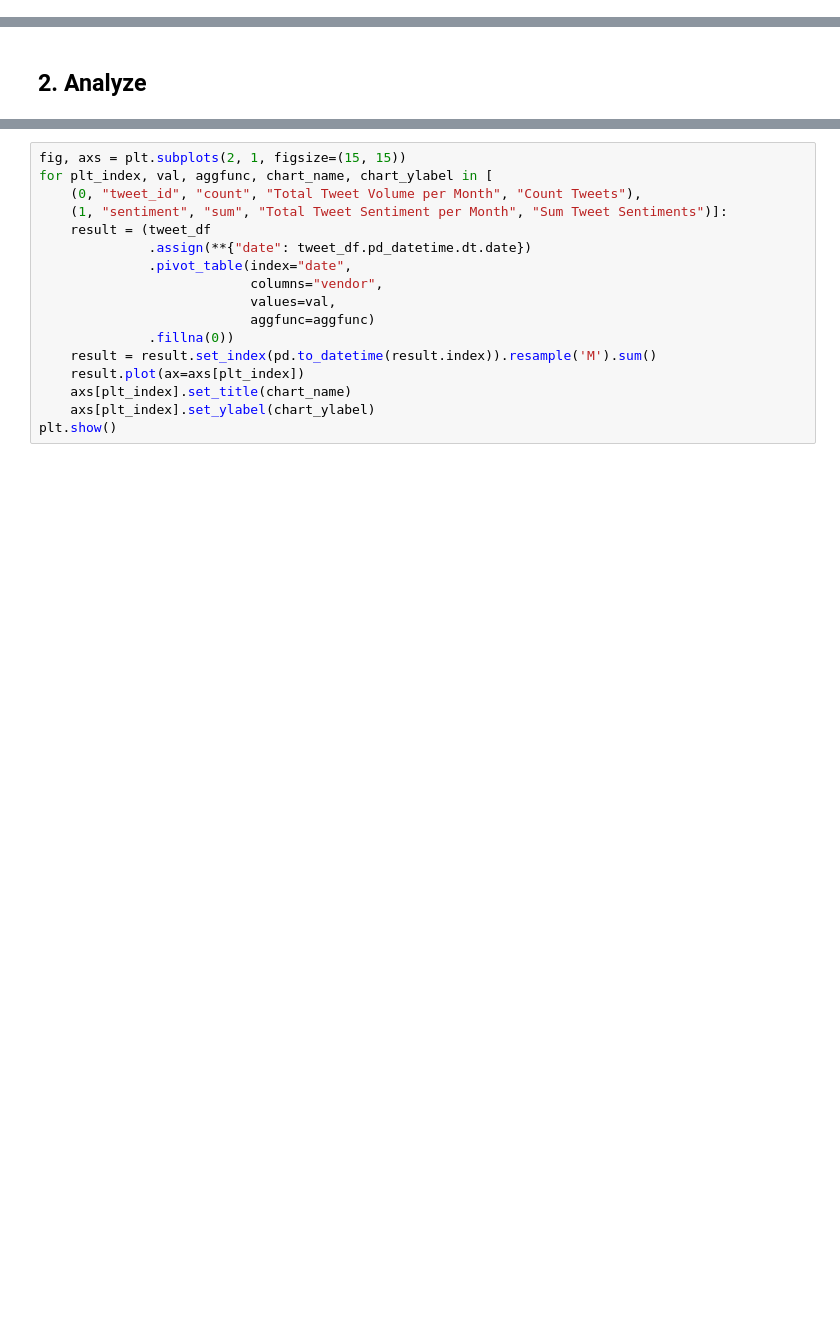
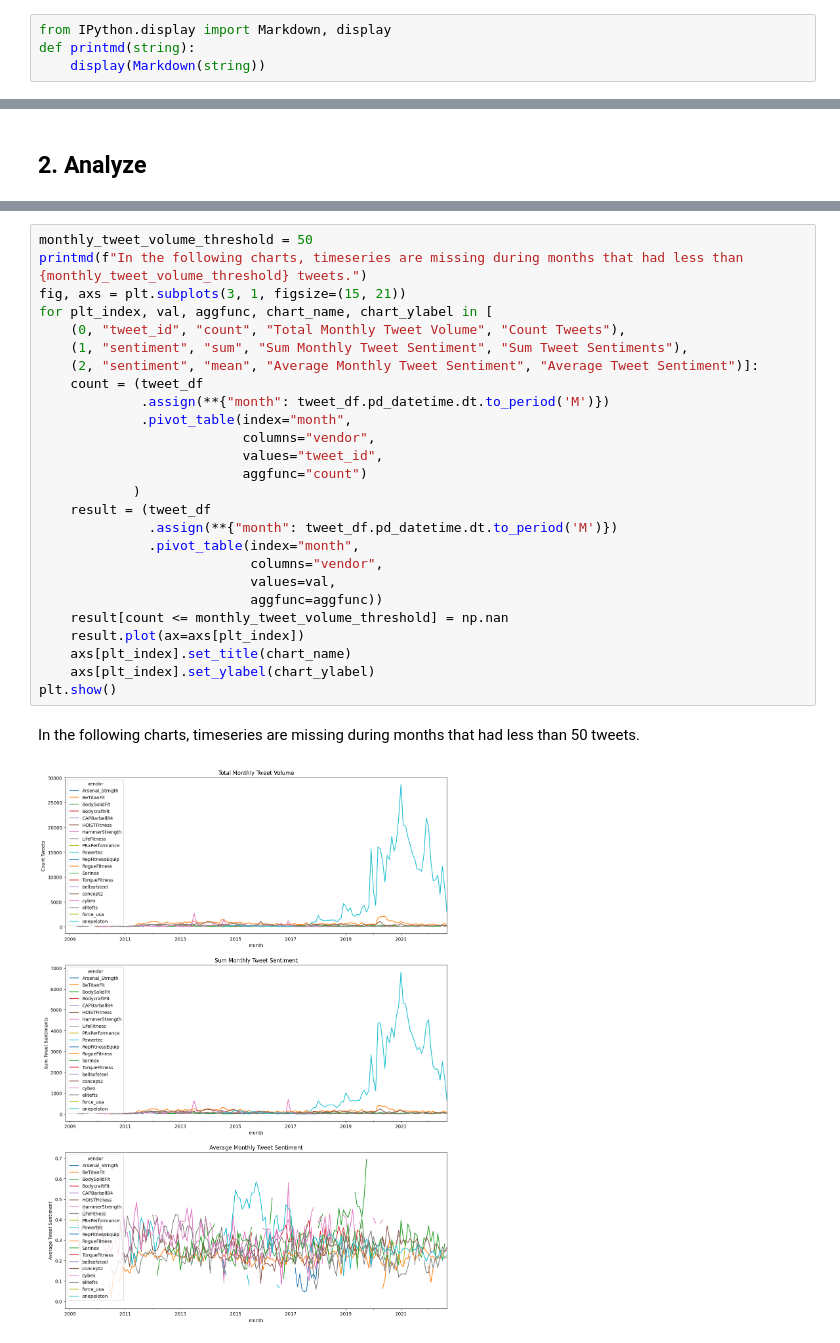
Before and after one commit to bfeif/gym-vendor-analysis, a Jupyter notebook: notebooks/01-proof-of-concept.ipynb, the cells around one changed output, grey strips where cells are left out. Drawn from its saved outputs; the diff is of its cells as text; blank space fills up the shorter version.

```diff
--- a/notebooks/01-proof-of-concept.ipynb
+++ b/notebooks/01-proof-of-concept.ipynb
@@ -28,3 +30,7 @@ tqdm.pandas()
+# %%
+from IPython.display import Markdown, display
+def printmd(string):
+    display(Markdown(string))
 # %%
 #RAW_DATA_DIR = "/Users/pyrol/code/gym-vendor-analysis/data/"
 RAW_DATA_DIR = "../data/"
@@ -224,17 +295,29 @@ tweet_df = load_tweets_df(path)
 # %%
-fig, axs = plt.subplots(2, 1, figsize=(15, 15))
+monthly_tweet_volume_threshold = 50
+printmd(f"In the following charts, timeseries are missing during months that had less than {monthly_tweet_volume_threshold} tweets.")
+fig, axs = plt.subplots(3, 1, figsize=(15, 21))
 for plt_index, val, aggfunc, chart_name, chart_ylabel in [
-    (0, "tweet_id", "count", "Total Tweet Volume per Month", "Count Tweets"),
-    (1, "sentiment", "sum", "Total Tweet Sentiment per Month", "Sum Tweet Sentiments")]:
+    (0, "tweet_id", "count", "Total Monthly Tweet Volume", "Count Tweets"),
+    (1, "sentiment", "sum", "Sum Monthly Tweet Sentiment", "Sum Tweet Sentiments"),
+    (2, "sentiment", "mean", "Average Monthly Tweet Sentiment", "Average Tweet Sentiment")]:
+    count = (tweet_df
+             .assign(**{"month": tweet_df.pd_datetime.dt.to_period('M')})
+             .pivot_table(index="month",
+                          columns="vendor",
+                          values="tweet_id",
+                          aggfunc="count")
+            )
     result = (tweet_df
-              .assign(**{"date": tweet_df.pd_datetime.dt.date})
-              .pivot_table(index="date",
+              .assign(**{"month": tweet_df.pd_datetime.dt.to_period('M')})
+              .pivot_table(index="month",
                            columns="vendor",
                            values=val,
-                           aggfunc=aggfunc)
-              .fillna(0))
-    result = result.set_index(pd.to_datetime(result.index)).resample('M').sum()
+                           aggfunc=aggfunc))
+    result[count <= monthly_tweet_volume_threshold] = np.nan
     result.plot(ax=axs[plt_index])
     axs[plt_index].set_title(chart_name)
     axs[plt_index].set_ylabel(chart_ylabel)
 plt.show()
+# %% [output]
+In the following charts, timeseries are missing during months that had less than 50 tweets.
+[figure, added]
```
Also changed, not shown: parts of 9 cells of this notebook, 1 other file.
